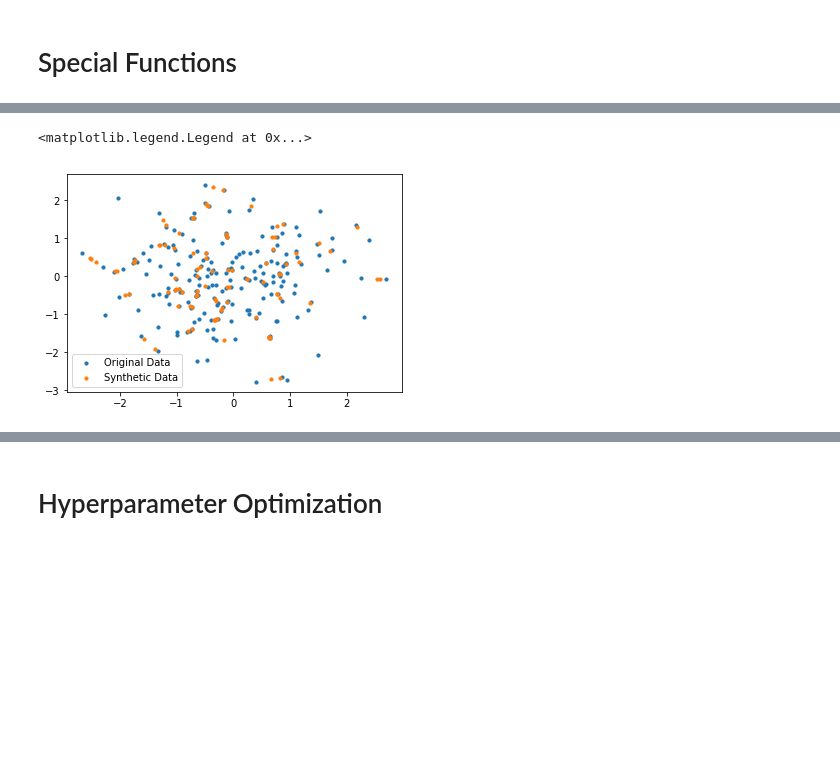
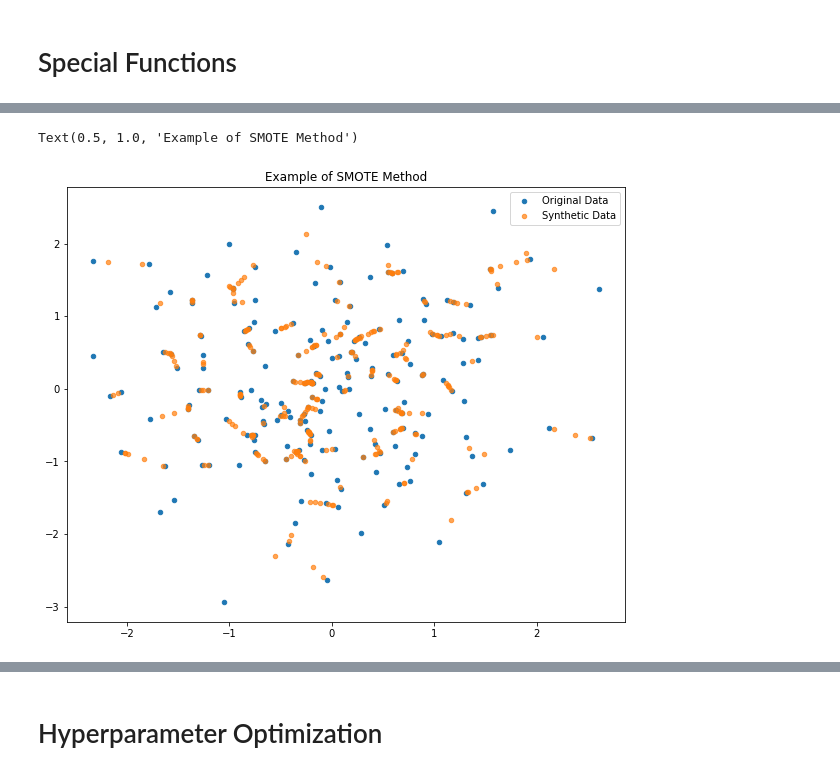
Before and after one commit to Jllamoza/FRAUD_DETECTION, a Jupyter notebook: Fraud_detection.ipynb, the cells around one changed output, grey strips where cells are left out. Saved outputs shown, nothing was run; the diff lists cells and outputs as text; code cells hidden in the pictures; blank space fills up the shorter version.

```diff
--- a/Fraud_detection.ipynb
+++ b/Fraud_detection.ipynb
@@ -109,11 +115,13 @@ X = scaler.fit_transform(X)
 # %%
-nnn = 100
+nnn = 300
 Z = np.random.randn(200,2)
 Zs = smote(Z,n = nnn)
-plt.scatter(Z[:,0],Z[:,1], s= 10)
-plt.scatter(Zs[:,0],Zs[:,1], s = 10)
+plt.figure(figsize=(10, 8))
+plt.scatter(Z[:,0],Z[:,1], s= 20, alpha = 1)
+plt.scatter(Zs[:,0],Zs[:,1], s = 20, alpha = .7)
 plt.legend(['Original Data', 'Synthetic Data'])
+plt.title('Example of SMOTE Method')
 # %% [output]
-<matplotlib.legend.Legend at 0x...>
+Text(0.5, 1.0, 'Example of SMOTE Method')
-[figure, old version]
+[figure, new version]
 # %% [markdown]
```
Also changed, not shown: parts of 22 cells of this notebook.
